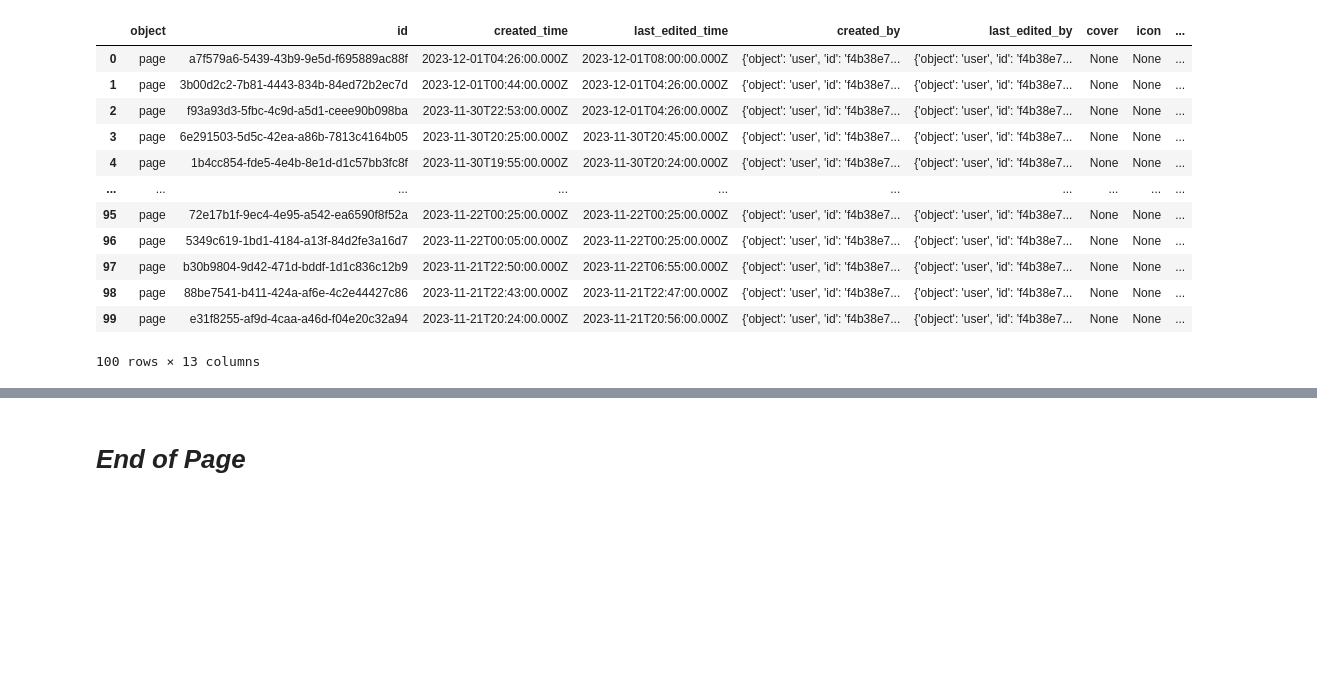
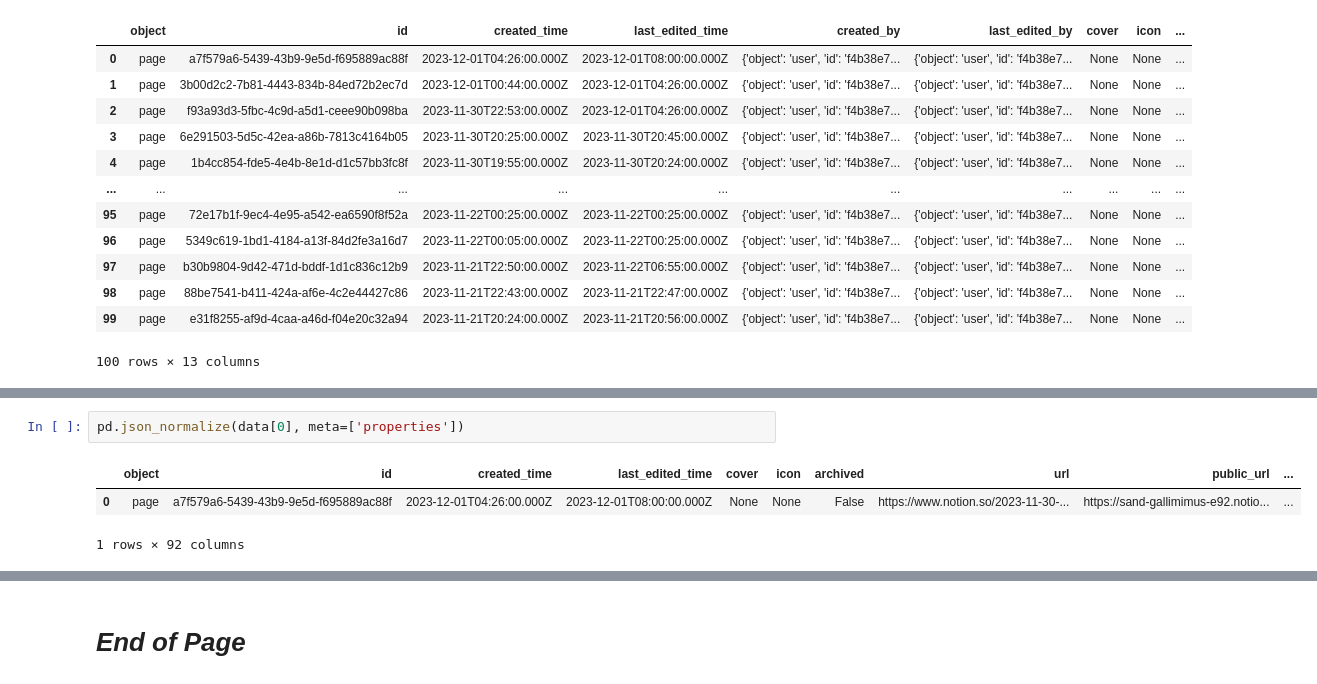
Before and after one commit to silvhua/notion-code, a Jupyter notebook: notebooks/2023-12-24 analyze.ipynb, the cells around one changed output, grey strips where cells are left out. Drawn from its saved outputs; the diff is of its cells as text; blank space fills up the shorter version.

Commit message:
parse time tracking data

```diff
--- a/notebooks/2023-12-24 analyze.ipynb
+++ b/notebooks/2023-12-24 analyze.ipynb
@@ -56,0 +90,6 @@ pd.DataFrame(data)
+# %%
+pd.json_normalize(data[0], meta=['properties'])
+# %% [output]
+|  | object | id | created_time | last_edited_time | cover | icon | archived | url | public_url | ... |
+| 0 | page | a7f579a6-5439-43b9-9e5d-f695889ac88f | 2023-12-01T04:26:00.000Z | 2023-12-01T08:00:00.000Z | None | None | False | https://www.notion.so/2023-11-30-... | https://sand-gallimimus-e92.notio... | ... |
+1 rows × 92 columns
```
Also changed, not shown: parts of 4 cells of this notebook.
